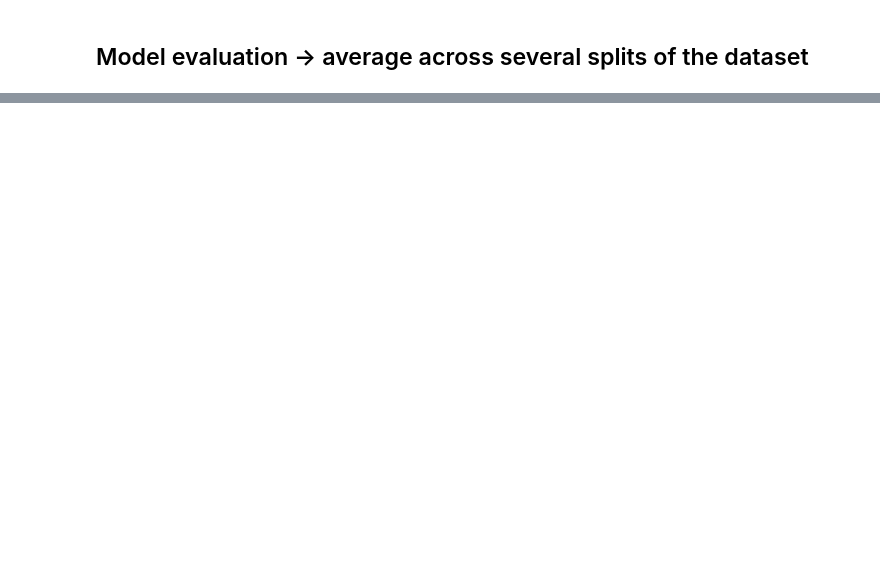
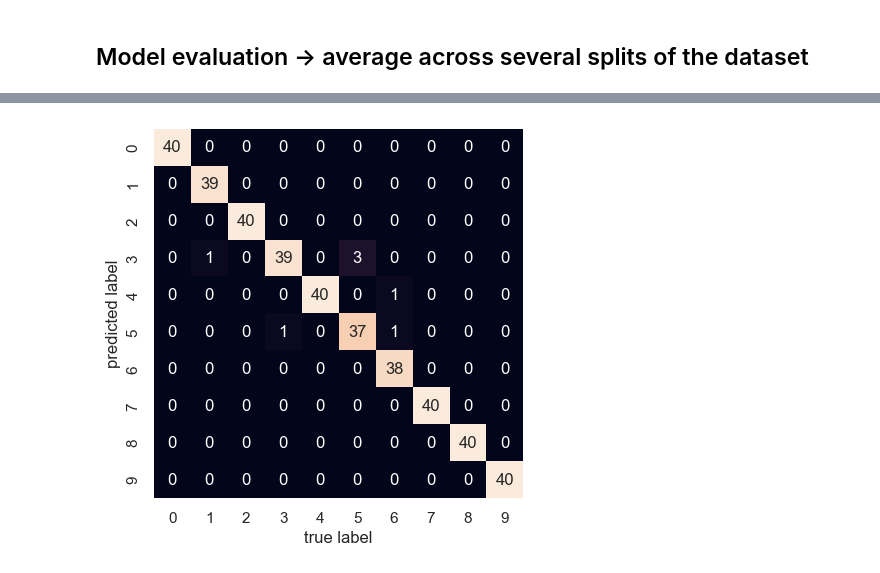
Before and after one commit to oyjuffer/FER-CNN, a Jupyter notebook: SVM.ipynb, the cells around one changed output, grey strips where cells are left out. Saved outputs shown, nothing was run; the diff lists cells and outputs as text; code cells hidden in the pictures; blank space fills up the shorter version.

```diff
--- a/SVM.ipynb
+++ b/SVM.ipynb
@@ -174,22 +234,21 @@ RBF: 0.980, POLY: 0.9785
 # %%
 random_seeds = [0, 21, 42, 100, 200, 300, 400, 500, 700, 1000]
-scores_rbf = []; scores_poly = []
+scores_rbf = []
 
 pca_aug = PCA(n_components = 50)
 pca_aug.fit(X_train_aug)
-X_train_aug_reduced = pca.transform(X_train_aug)
-X_test_aug_reduced = pca.transform(X_test_aug)
+X_train_aug_reduced = pca_aug.transform(X_train_aug)
+X_test_aug_reduced = pca_aug.transform(X_test_aug)
 
 for rs in random_seeds:
 
-    svc_rbf = svm.SVC(decision_function_shape='ovo', C=1.5, gamma=0.05, kernel="rbf")
-    svc_rbf.fit(X_train_aug_reduced, y_train_aug)
+    svc_rbf_aug = svm.SVC(decision_function_shape='ovo', C=2, gamma=0.05, kernel="rbf", probability=True)
+    svc_rbf_aug.fit(X_train_aug_reduced, y_train_aug)
 
-    svc_poly = svm.SVC(decision_function_shape='ovo', C=0.1, coef0=5, degree=2, gamma=0.5, kernel="poly")
-    svc_poly.fit(X_train_aug_reduced, y_train_aug)
+    scores_rbf.append(svc_rbf_aug.score(X_test_aug_reduced, y_test_aug))
 
-    scores_rbf.append(svc_rbf.score(X_test_aug_reduced, y_test_aug))
-    scores_poly.append(svc_poly.score(X_test_aug_reduced, y_test_aug))
+print("RBF: {:.3f}".format(np.mean(scores_rbf)))
 
-print("RBF: {:.3f}, POLY: {}".format(np.mean(scores_rbf), np.mean(scores_poly)))
+
+cprint(lassification_report(y_test_aug, svc_rbf_aug.predict(X_test_aug_reduced), target_names=["{}".format(ii) for ii in range(10)]))
 # %% [output]
@@ -196,0 +272,10 @@ RBF: 0.985, POLY: 0.9925
+# %%
+mat = confusion_matrix(y_test_aug, svc_rbf_aug.predict(X_test_aug_reduced))
+digits_names = ["{}".format(ii) for ii in range(10)]
+sns.heatmap(mat.T, square=True, annot=True, fmt='d', cbar=False,
+            xticklabels=digits_names, yticklabels=digits_names)
+plt.xlabel('true label')
+plt.ylabel('predicted label')
+plt.savefig('SVM/confusion_matrix_svm_augmented.png')
+# %% [output]
+[figure, added]
```
Also changed, not shown: parts of 11 cells of this notebook, 7 other files.
